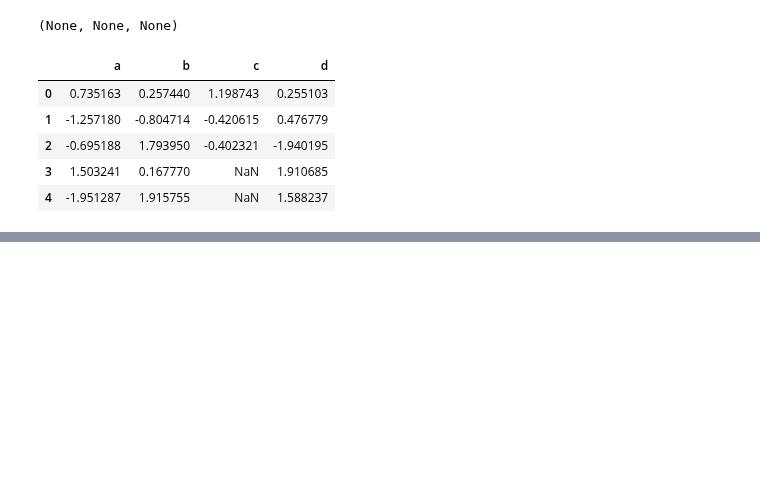
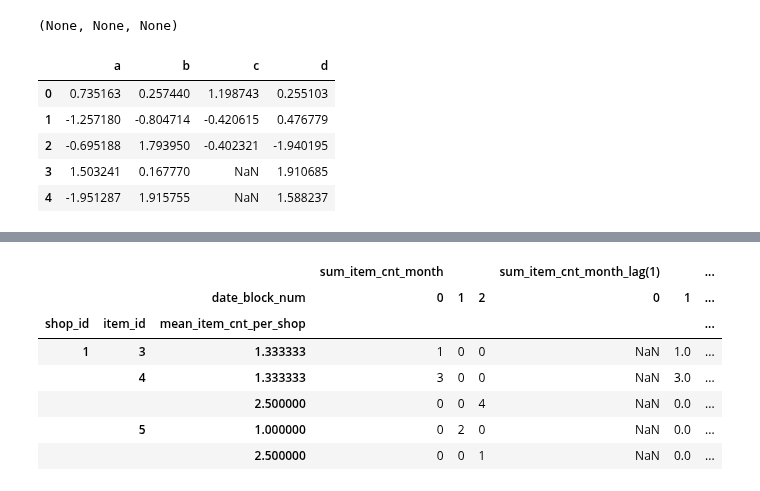
Before and after one commit to RGivisiez/Adv_ML, a Jupyter notebook: Pandas.ipynb, the cells around one changed output, grey strips where cells are left out. Drawn from its saved outputs; the diff is of its cells as text; code cells hidden in the pictures; blank space fills up the shorter version.

```diff
--- a/Pandas.ipynb
+++ b/Pandas.ipynb
@@ -150,0 +166,4 @@ pd.concat([df1, df2], ignore_index=True, sort=False)
+# %%
+df_month = train.groupby(['date_block_num', 'shop_id', 'item_id']).sum()
+df_month.rename(columns={'item_cnt':'sum_item_cnt_month'}, inplace=True)
+df_month
@@ -150,0 +216,14 @@ pd.concat([df1, df2], ignore_index=True, sort=False)
+# %%
+aux1 = df_month[col].pivot_table(index=['shop_id', 'item_id', 'mean_item_cnt_per_shop'], columns=['date_block_num'], fill_value=0)
+aux2 = df_month[col].pivot_table(index=['shop_id', 'item_id', 'mean_item_cnt_per_shop'], columns=['date_block_num'], fill_value=0)['sum_item_cnt_month'].shift(1, axis=1)
+aux2 = pd.concat([aux2], keys=['sum_item_cnt_month_lag(1)'], axis=1)
+pd.concat([aux1, aux2], axis=1)
+# %% [output]
+|  |  |  | sum_item_cnt_month |  |  | sum_item_cnt_month_lag(1) |  | ... |
+|  |  | date_block_num | 0 | 1 | 2 | 0 | 1 | ... |
+| shop_id | item_id | mean_item_cnt_per_shop |  |  |  |  |  | ... |
+| 1 | 3 | 1.333333 | 1 | 0 | 0 | NaN | 1.0 | ... |
+|  | 4 | 1.333333 | 3 | 0 | 0 | NaN | 3.0 | ... |
+|  |  | 2.500000 | 0 | 0 | 4 | NaN | 0.0 | ... |
+|  | 5 | 1.000000 | 0 | 2 | 0 | NaN | 0.0 | ... |
+|  |  | 2.500000 | 0 | 0 | 1 | NaN | 0.0 | ... |
```
Also changed, not shown: parts of 7 cells of this notebook, 1 other file.
